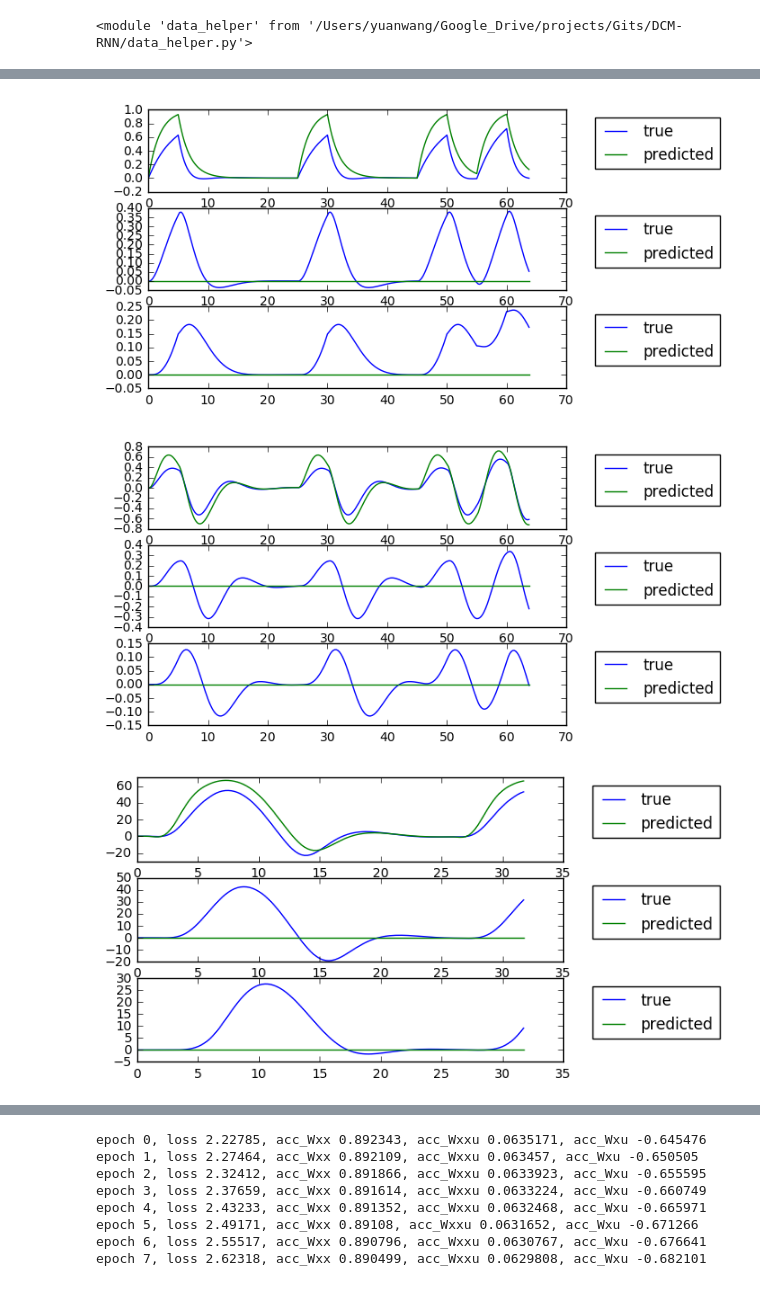
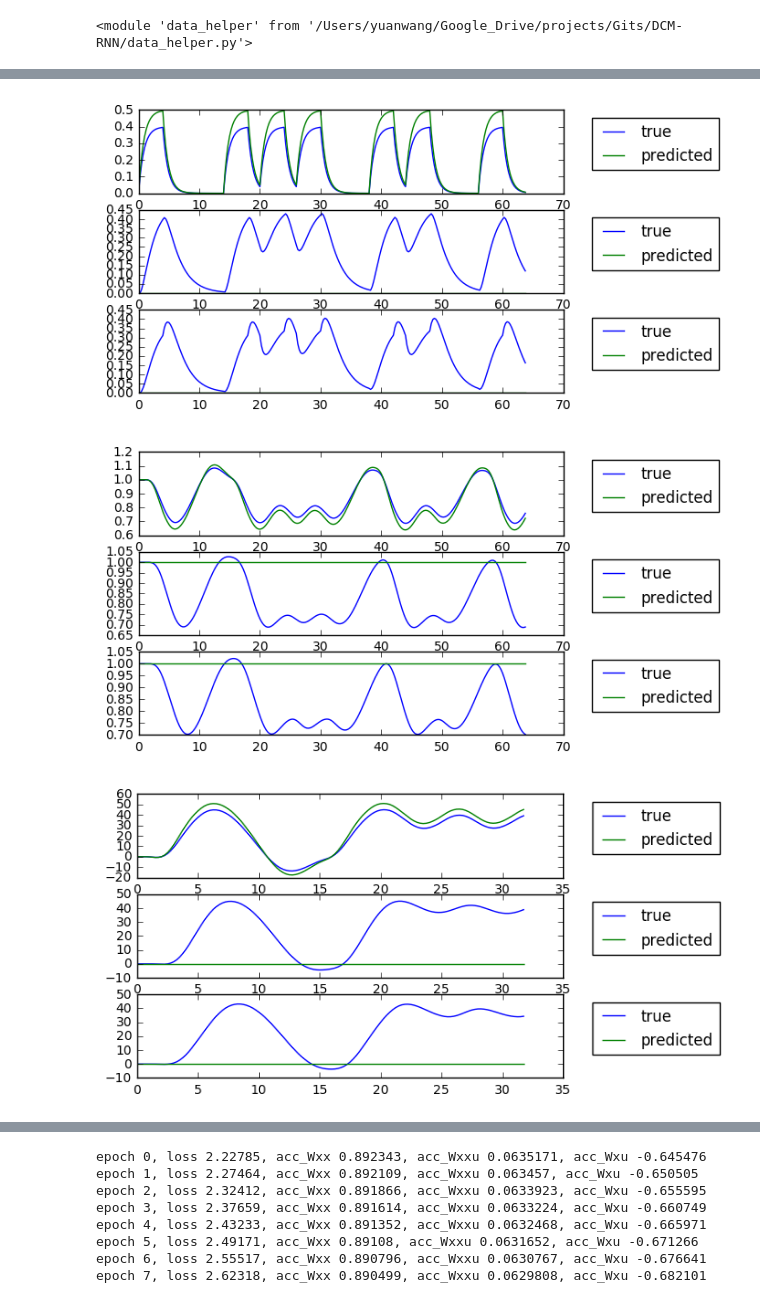
Before and after one commit to YuanWangOnward/DCM_RNN, a Jupyter notebook: build_DCM_RNN.ipynb, the cells around one changed output, grey strips where cells are left out. Cells and saved outputs as stored; diff of their text form; code cells hidden in the pictures.

```diff
--- a/build_DCM_RNN.ipynb
+++ b/build_DCM_RNN.ipynb
@@ -24,8 +26,8 @@ importlib.reload(population)
 # %%
-s=population.get_a_subject()
-m=CBI.configure_a_scanner(t_delta=0.25,n_stimuli=2)
+s=population.get_a_subject(sub_type='standard')
+m=CBI.configure_a_scanner(t_delta=0.25,n_stimuli=1)
 u,y,x,h=m.quick_scan(s,return_x=True,return_h=True)
-# tmp=s.show_all_variable_value(True)
+parameter_true=s.show_all_variable_value(False)
 plt.subplot(211)
 plt.plot(np.arange(m.n_time_point)*m.t_delta,u.transpose())
 plt.xlabel('time (s)')
@@ -175,7 +130,7 @@ y_list has 100 segments, each of size (3, 12)
 ops.reset_default_graph()
 import DCM_RNN
 importlib.reload(DCM_RNN)
-dr=DCM_RNN.create_a_dcm_rnn(m,n_recurrent_step=n_recurrent_step,learning_rate=0.01)
+dr=DCM_RNN.create_a_dcm_rnn(m,n_recurrent_step=n_recurrent_step,learning_rate=0.00001)
 util=DCM_RNN.utilities()
 # %%
 # training summary
@@ -223,10 +179,11 @@ isess.run(opt_init_all)
 # add summary
 summary_writer = tf.train.SummaryWriter(summary_dir, isess.graph)
 # %%
+
 # check forward pass, use the "true" parameters
-Wxx=np.array([[-0.65,-0.2,0],[0.4,-0.4,-0.3],[0,0.2,-0.3]])*m.t_delta+np.eye(m.n_region,m.n_region,0)
-Wxxu=np.array([[0.5,0,0.25],[0,0,0],[0,0,0.3]])*m.t_delta
-Wxu=np.array([0.5,0,0]).reshape(3,1)*m.t_delta
+Wxx=np.array([[-1,0,0],[0.8,-1,0.4],[0.4,0.8,-1]],dtype=np.float32)*dr.t_delta+np.eye(dr.n_region,dr.n_region,0,dtype=np.float32)
+Wxxu=Wxxu=[np.array([[0,0,0],[0,0,0],[0,0,-0.4]],dtype=np.float32)*dr.t_delta for _ in range(dr.n_stimuli)]
+Wxu=Wxu=np.eye(dr.n_region,dr.n_stimuli,dtype=np.float32)*0.4*dr.t_delta
 # update matrices
 dr.set_connection_matrices(isess, Wxx=Wxx, Wxxu=Wxxu, Wxu=Wxu)
 # %%
@@ -266,18 +236,18 @@ for n in range(m.n_region):
     plt.plot(np.arange(n_monitor)*m.t_delta,x_predicted[n,0:n_monitor].transpose(),label='predicted')
     plt.legend(bbox_to_anchor=(1.05, 1), loc=2)
 # %% [output]
-[figure, old version]
+[figure, new version]
 # %%
 # visulize pridicted h_state and true h_state (before training)
 n_monitor=256
-i_h_state=0
+i_h_state=3
 for n in range(m.n_region):
     plt.subplot(3,1,n+1)
     plt.plot(np.arange(n_monitor)*m.t_delta,h[n,i_h_state,0:n_monitor].transpose(),label='true')
     plt.plot(np.arange(n_monitor)*m.t_delta,h_predicted[n][i_h_state,0:n_monitor].transpose(),label='predicted')
     plt.legend(bbox_to_anchor=(1.05, 1), loc=2)
 # %% [output]
-[figure, old version]
+[figure, new version]
 # %%
 # y_predicted=util.forward_pass_y(dr,dh,isess)
 # visulize pridicted y_predicted and true y
@@ -288,4 +258,4 @@ for n in range(m.n_region):
     plt.plot(np.arange(n_monitor)*m.t_delta,y_predicted[n,0:n_monitor].transpose(),label='predicted')
     plt.legend(bbox_to_anchor=(1.05, 1), loc=2)
 # %% [output]
-[figure, old version]
+[figure, new version]
```
Also changed, not shown: parts of 24 cells of this notebook, 5 other files.
